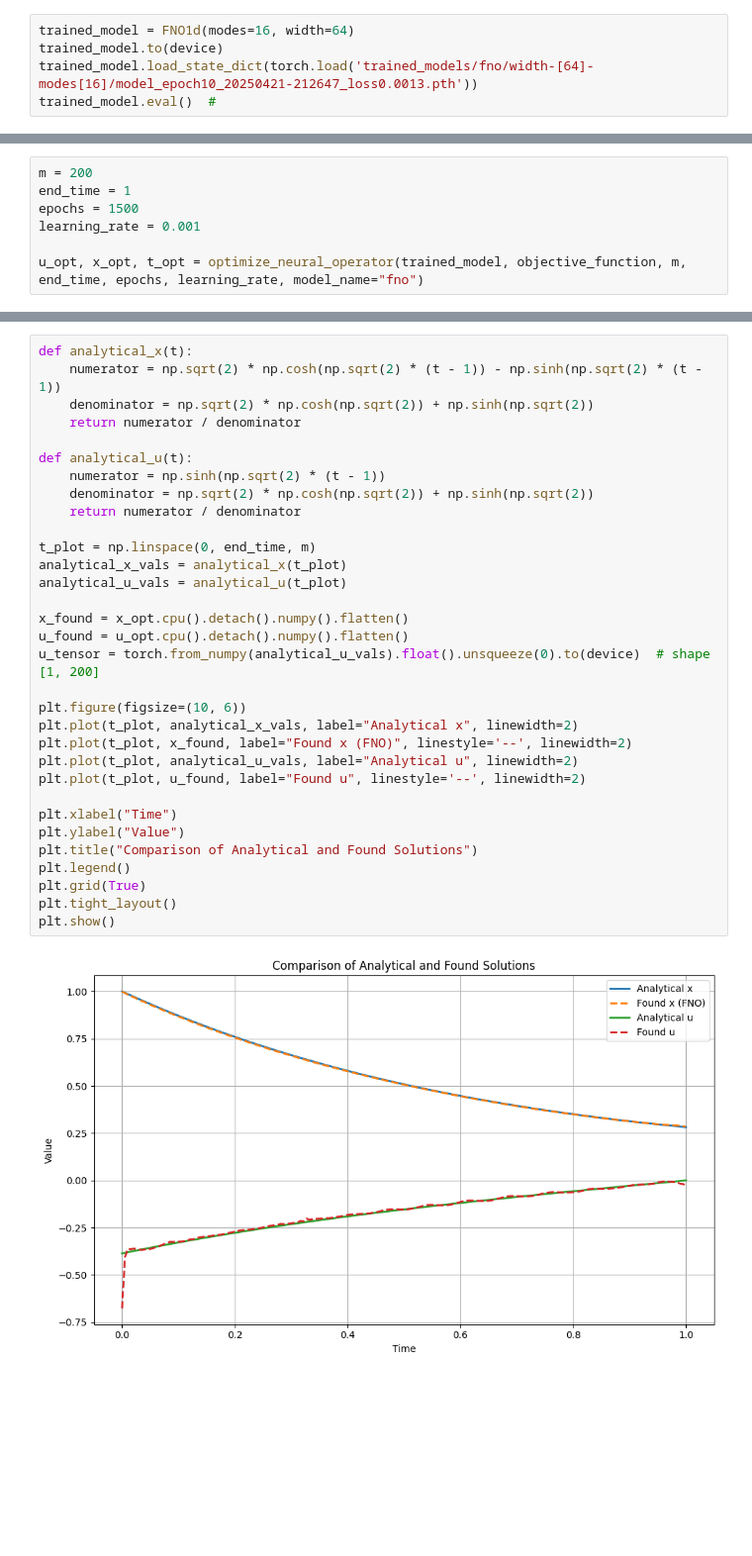
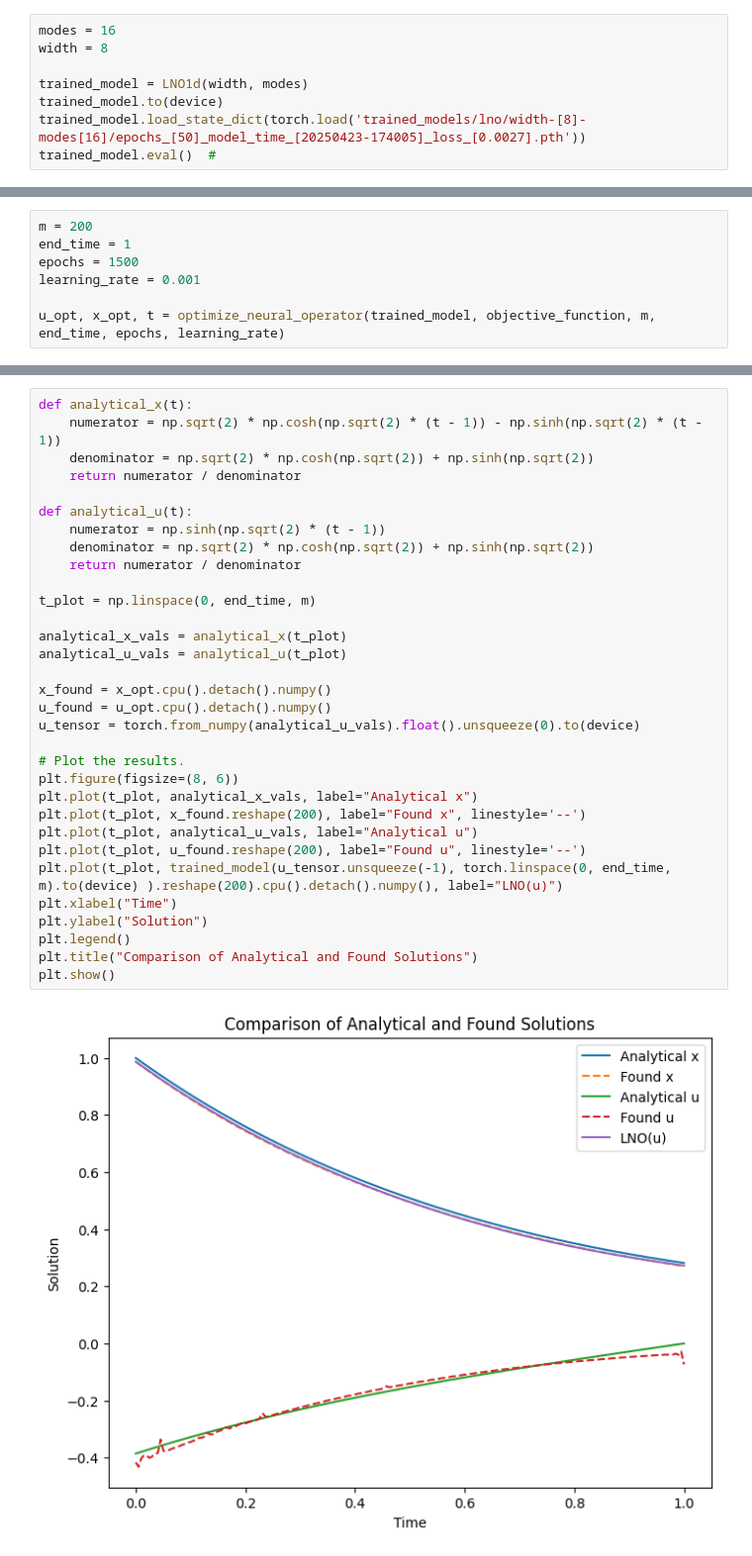
Before and after one commit to kankeinai/Thesis, a Jupyter notebook: playground_LNO.ipynb, the cells around one changed output, grey strips where cells are left out. Shown at 99% size. Drawn from its saved outputs; the diff is of its cells as text; blank space fills up the shorter version.

```diff
--- a/playground_LNO.ipynb
+++ b/playground_LNO.ipynb
@@ -43,6 +48,9 @@ trained_model = train_fno(model, dataloader, optimizer, scheduler, epochs, t_gri
 # %%
-trained_model = FNO1d(modes=16, width=64)
+modes = 16
+width = 8
+
+trained_model = LNO1d(width, modes)
 trained_model.to(device)
-trained_model.load_state_dict(torch.load('trained_models/fno/width-[64]-modes[16]/model_epoch10_20250421-212647_loss0.0013.pth'))
+trained_model.load_state_dict(torch.load('trained_models/lno/width-[8]-modes[16]/epochs_[50]_model_time_[20250423-174005]_loss_[0.0027].pth'))
 trained_model.eval()  #
 # %% [output]
@@ -67,5 +67,5 @@ end_time = 1
 epochs = 1500
 learning_rate = 0.001
 
-u_opt, x_opt, t_opt = optimize_neural_operator(trained_model, objective_function, m, end_time, epochs, learning_rate, model_name="fno")
+u_opt, x_opt, t = optimize_neural_operator(trained_model, objective_function, m, end_time, epochs, learning_rate)
 # %% [output]
@@ -87,34 +87,34 @@ Epoch [1500/1500], Loss: 0.3840, time: 20:36:40.449922
 # %%
 def analytical_x(t):
     numerator = np.sqrt(2) * np.cosh(np.sqrt(2) * (t - 1)) - np.sinh(np.sqrt(2) * (t - 1))
     denominator = np.sqrt(2) * np.cosh(np.sqrt(2)) + np.sinh(np.sqrt(2))
     return numerator / denominator
 
 def analytical_u(t):
     numerator = np.sinh(np.sqrt(2) * (t - 1))
     denominator = np.sqrt(2) * np.cosh(np.sqrt(2)) + np.sinh(np.sqrt(2))
     return numerator / denominator
 
 t_plot = np.linspace(0, end_time, m)
+
 analytical_x_vals = analytical_x(t_plot)
 analytical_u_vals = analytical_u(t_plot)
 
-x_found = x_opt.cpu().detach().numpy().flatten()
-u_found = u_opt.cpu().detach().numpy().flatten()
-u_tensor = torch.from_numpy(analytical_u_vals).float().unsqueeze(0).to(device)  # shape [1, 200]
+x_found = x_opt.cpu().detach().numpy()
+u_found = u_opt.cpu().detach().numpy()
+u_tensor = torch.from_numpy(analytical_u_vals).float().unsqueeze(0).to(device)
 
-plt.figure(figsize=(10, 6))
-plt.plot(t_plot, analytical_x_vals, label="Analytical x", linewidth=2)
-plt.plot(t_plot, x_found, label="Found x (FNO)", linestyle='--', linewidth=2)
-plt.plot(t_plot, analytical_u_vals, label="Analytical u", linewidth=2)
-plt.plot(t_plot, u_found, label="Found u", linestyle='--', linewidth=2)
-
+# Plot the results.
+plt.figure(figsize=(8, 6))
+plt.plot(t_plot, analytical_x_vals, label="Analytical x")
+plt.plot(t_plot, x_found.reshape(200), label="Found x", linestyle='--')
+plt.plot(t_plot, analytical_u_vals, label="Analytical u")
+plt.plot(t_plot, u_found.reshape(200), label="Found u", linestyle='--')
+plt.plot(t_plot, trained_model(u_tensor.unsqueeze(-1), torch.linspace(0, end_time, m).to(device) ).reshape(200).cpu().detach().numpy(), label="LNO(u)")
 plt.xlabel("Time")
-plt.ylabel("Value")
+plt.ylabel("Solution")
+plt.legend()
 plt.title("Comparison of Analytical and Found Solutions")
-plt.legend()
-plt.grid(True)
-plt.tight_layout()
 plt.show()
 # %% [output]
-[figure, old version]
+[figure, new version]
```
Also changed, not shown: parts of 6 cells of this notebook, 6 other files.
